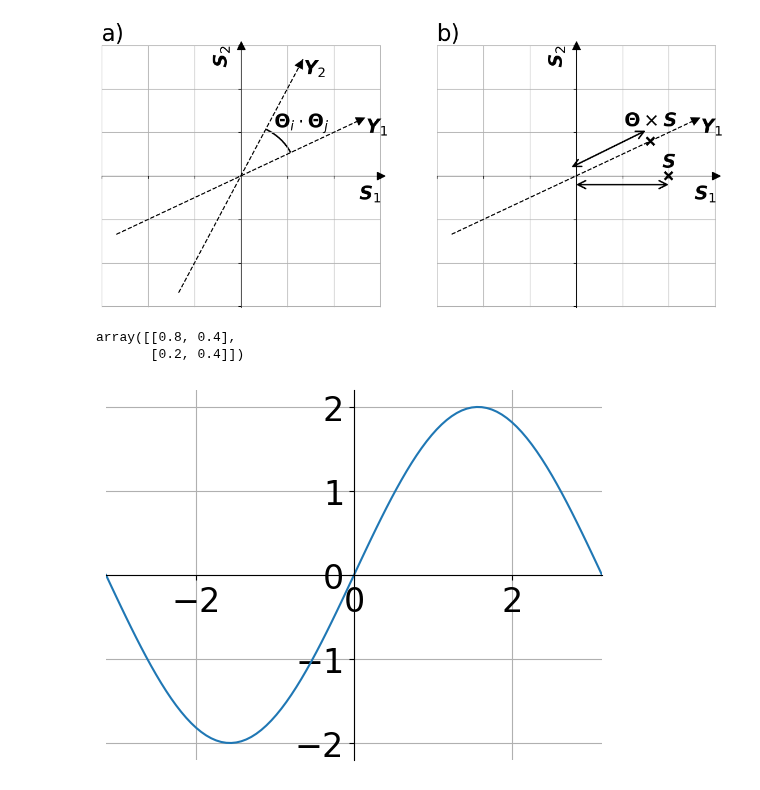
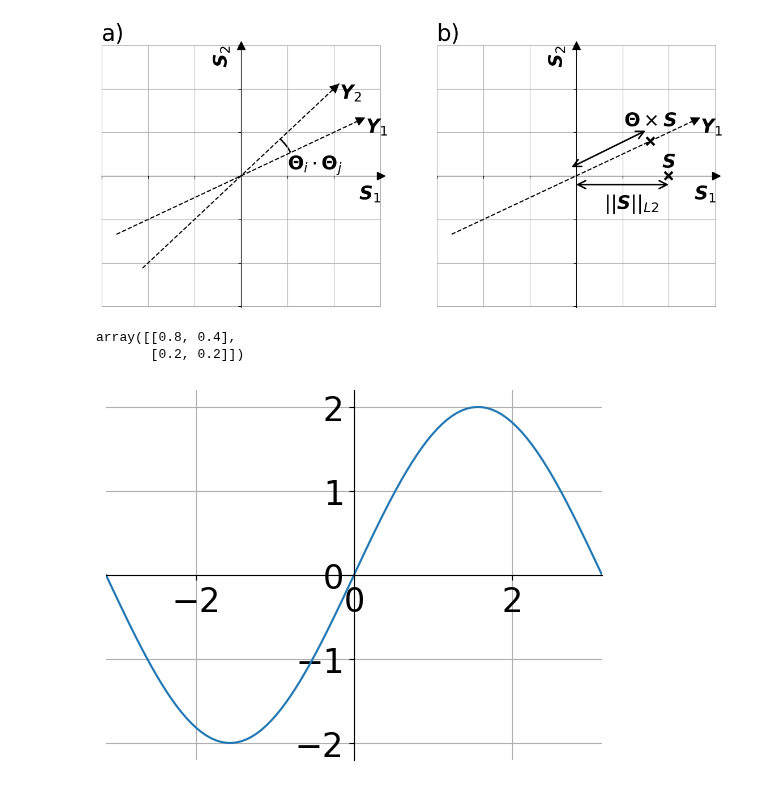
Before and after one commit to Jammi-Dodgers/THz-Compressed-Sensing, a Jupyter notebook: incoherence_and_rip_demo.ipynb, the cells around one changed output. Cells and saved outputs as stored; diff of their text form; code cells hidden in the pictures.

Commit message:
tweaked rip and coherece graph

```diff
--- a/incoherence_and_rip_demo.ipynb
+++ b/incoherence_and_rip_demo.ipynb
@@ -6,8 +6,8 @@ plt.rcParams.update({"font.size": 24, 'figure.facecolor': 'none', 'axes.facecolo
 # %%
 fig, axs = plt.subplots(1, 2, figsize=(14, 6))
 
-A = np.array([[2, 1], [1, 2]], dtype=float) # measurement matrix
-A /= np.sqrt(5) # normalise
+A = np.array([[2, 1], [1, 1]], dtype=float) # measurement matrix
+A = A /np.linalg.norm(A, axis= 1)[:,None] # normalise
 
 y = np.array([1, 0], dtype=float) # sparse vector
 y_transform = (A @ y)[:, None] *A # transformed vector projected along A. (A @ y) can be treated as a scalar parametric value like t.
@@ -15,11 +15,11 @@ y_transform = (A @ y)[:, None] *A # transformed vector projected along A. (A @ y
 t = np.array([-1.5, 1.5]) # parametric variable
 
 arrow1 = patches.FancyArrowPatch((A[0,0] *t[0], A[0,1] *t[0]), (A[0,0] *t[-1], A[0,1] *t[-1]),
-                                 arrowstyle="-|>", linestyle="-", color="k", lw=0, mutation_scale=30, shrinkB= 0.0)
+                                 arrowstyle="-|>", linestyle="-", color="k", lw=0, mutation_scale=30, shrinkB= 0.0, zorder=10)
 arrow2 = patches.FancyArrowPatch((A[0,0] *t[0], A[0,1] *t[0]), (A[0,0] *t[-1], A[0,1] *t[-1]), # arrow1 cannot be reused for a different axis.
-                                 arrowstyle="-|>", linestyle="-", color="k", lw=0, mutation_scale=30, shrinkB= 0.0)
+                                 arrowstyle="-|>", linestyle="-", color="k", lw=0, mutation_scale=30, shrinkB= 0.0, zorder=10)
 arrow3 = patches.FancyArrowPatch((A[1,0] *t[0], A[1,1] *t[0]), (A[1,0] *t[-1], A[1,1] *t[-1]),
-                                 arrowstyle="-|>", linestyle="-", color="k", lw=0, mutation_scale=30, shrinkB= 0.0)
+                                 arrowstyle="-|>", linestyle="-", color="k", lw=0, mutation_scale=30, shrinkB= 0.0, zorder=10)
 
 axs[0].plot(A[0,0] *t, A[0,1] *t, color= "k", linestyle= "--")
 axs[0].plot(A[1,0] *t, A[1,1] *t, color= "k", linestyle= "--")
@@ -34,40 +34,42 @@ axs[0].set_ylabel(r"$\boldsymbol{S}_2$", loc= "top")
 axs[0].set_title("a)", loc= "left")
 axs[0].grid()
 
 arc = patches.Arc((0, 0), 1.2, 1.2, theta1= np.degrees(np.arctan(A[0,1]/A[0,0])), theta2= np.degrees(np.arctan(A[1,1]/A[1,0])),
                   color= "k", linewidth= 2)
 axs[0].add_patch(arc)
-axs[0].text(0.65, 0.6, r"$\boldsymbol{\Theta}_i \cdot \boldsymbol{\Theta}_j$", ha="center", va="center", color= "k")
+axs[0].text(0.8, 0.12, r"$\boldsymbol{\Theta}_i \cdot \boldsymbol{\Theta}_j$", ha="center", va="center", color= "k")
 
 
 axs[1].plot(A[0,0] *t, A[0,1] *t, color= "k", linestyle= "--") # y1 axis
 axs[1].add_patch(arrow1)
 axs[1].text(A[0,0] *t[-1], A[0,1] *t[-1], r"$\boldsymbol{Y}_1$", ha= "left", va= "top")
 
 axs[1].plot(y[0], y[1], color= "k", marker= "x", linestyle= "None", markersize= 10, markeredgewidth= 3, markerfacecolor= "none", markeredgecolor= "k") # S before transformation
 axs[1].text(y[0], y[1] +0.05, r"$\boldsymbol{S}$", ha= "center", va= "bottom")
 axs[1].annotate("", xy= (0,0 -0.1), xytext= (y[0], y[1] -0.1), arrowprops= {"arrowstyle": "<->", "shrinkA": 0, "shrinkB": 0, "linewidth": 2, "mutation_scale": 25})
+axs[1].text(0.6, -0.2, r"$||\boldsymbol{S}||_{L2}$", ha= "center", va= "top")
 
 axs[1].plot(y_transform[0,0], y_transform[0,1], marker= "x", linestyle= "None", markersize= 10, markeredgewidth= 3, markerfacecolor= "none", markeredgecolor= "k") # S after transformation
 axs[1].text(y_transform[0,0], y_transform[0,1] +0.12, r"$\boldsymbol{\Theta} \times \boldsymbol{S}$", ha= "center", va= "bottom")
 axs[1].annotate("", xy= (0 -0.05,0 +0.1), xytext= (y_transform[0,0] -0.05, y_transform[0,1] +0.12), arrowprops= {"arrowstyle": "<->", "shrinkA": 0, "shrinkB": 0, "linewidth": 2, "mutation_scale": 25})
+#axs[1].text(0.4, 0.35, r"$||\boldsymbol{\Theta} \times \boldsymbol{S}||_{L2}$", ha= "right", va= "bottom")
 
 axs[1].spines['left'].set_position('zero'); axs[1].spines['right'].set_color('none'); axs[1].spines['bottom'].set_position('zero'); axs[1].spines['top'].set_color('none')
 axs[1].plot(1, 0, ">", transform=axs[1].get_yaxis_transform(), clip_on=False, color='black', markersize= 10); axs[1].plot(0, 1, "^", transform=axs[1].get_xaxis_transform(), clip_on=False, color='black', markersize= 10)
 axs[1].set(xlim=(-1.5, 1.51), ylim=(-1.51, 1.5), xticklabels= [], yticklabels= [], xticks= [-1.5, -1, -0.5, 0, 0.5, 1, 1.5], yticks= [-1.5, -1, -0.5, 0, 0.5, 1, 1.5])
 axs[1].set_xlabel(r"$\boldsymbol{S}_1$", loc= "right")
 axs[1].set_ylabel(r"$\boldsymbol{S}_2$", loc= "top")
 axs[1].set_title("b)", loc= "left")
 axs[1].grid()
 
 plt.show()
 # %% [output]
-[figure, old version]
+[figure, new version]
 # %%
 y_transform
 # %% [output]
 array([[0.8, 0.4],
-       [0.2, 0.4]])
+       [0.2, 0.2]])
 # %%
 # Example from https://en.moonbooks.org/Articles/How-to-put-the-origin-in-the-center-of-the-figure-with-matplotlib-/
 
```
Also changed, not shown: 2 other files.
